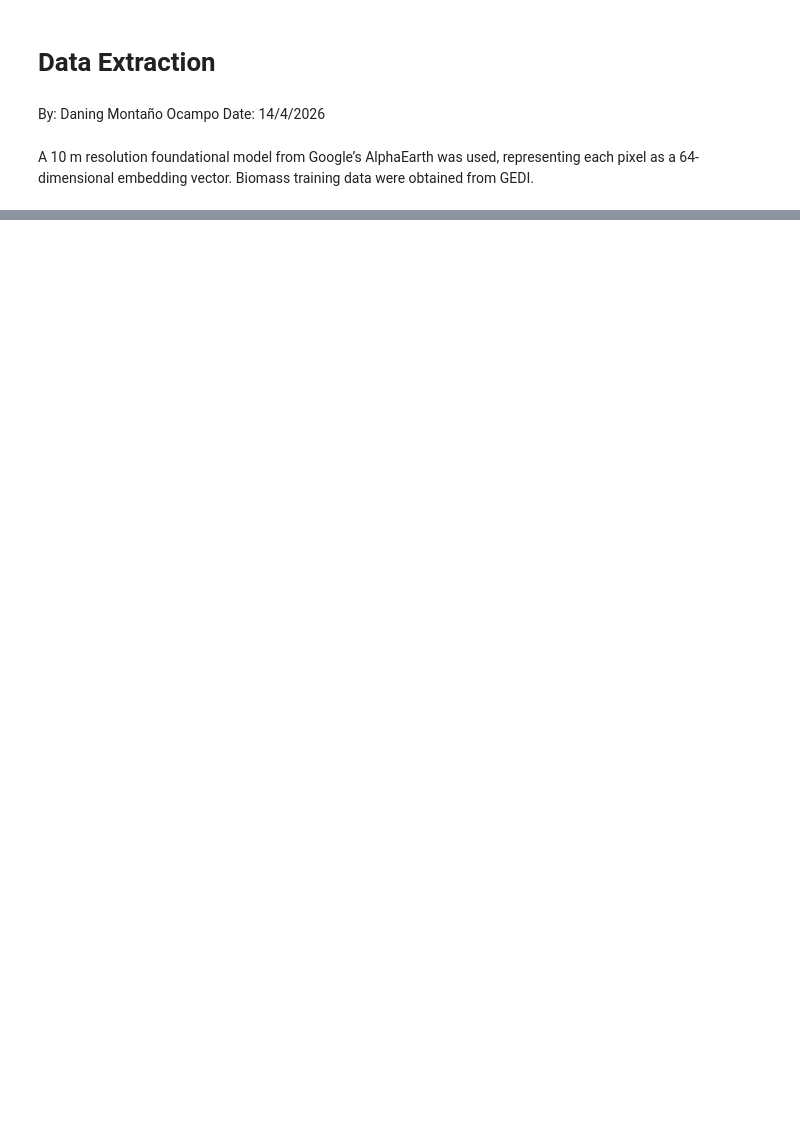
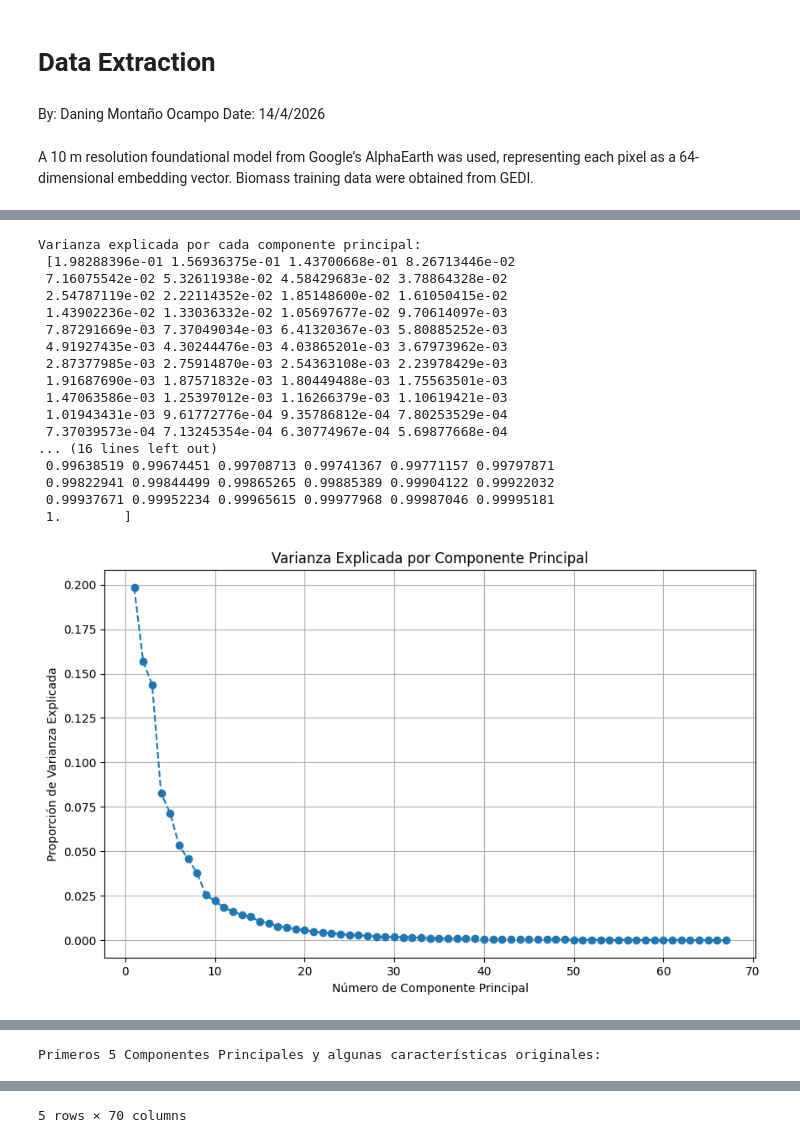
Before and after one commit to daningMontano/ACUS_ECOSYSTEM_ZCH, a Jupyter notebook: Notebooks/Biomass/0_Data_extraction.ipynb, the cells around one changed output, grey strips where cells are left out. Saved outputs shown, nothing was run; the diff lists cells and outputs as text; code cells hidden in the pictures; blank space fills up the shorter version.

```diff
--- a/Notebooks/Biomass/0_Data_extraction.ipynb
+++ b/Notebooks/Biomass/0_Data_extraction.ipynb
@@ -28,0 +336,78 @@ ee.Initialize(project='monitoreofpachamama')
+# %%
+# 1. Preparar los datos
+# Separar las características (embeddings, coordenadas, y biomasa) para PCA
+embedding_cols = [col for col in df_final.columns if col.startswith('A')]
+# Include longitude, latitude, and agbd as features for PCA
+features_for_pca = embedding_cols + ['longitude', 'latitude', 'agbd']
+X = df_final[features_for_pca]
+
+# Eliminar filas con NaN si las hubiera (PCA no las maneja)
+X = X.dropna()
+
+# 2. Escalar los datos
+# Es crucial escalar los datos antes de aplicar PCA, ya que PCA es sensible a la escala de las variables.
+scaler = StandardScaler()
+X_scaled = scaler.fit_transform(X)
+
+# 3. Aplicar PCA
+pca = PCA() # Por defecto, PCA mantiene min(n_samples, n_features) componentes
+X_pca = pca.fit_transform(X_scaled)
+
+# Crear un DataFrame para los componentes principales
+df_pca = pd.DataFrame(data=X_pca, columns=[f'PC{i+1}' for i in range(X_pca.shape[1])])
+
+# Añadir las características originales (coordenadas, biomasa) al DataFrame de PCA para análisis y referencia
+# Asegurar la alineación de índices con las filas que fueron utilizadas para PCA (después de dropna)
+original_data_aligned = df_final.loc[X.index].reset_index(drop=True)
+df_pca['longitude'] = original_data_aligned['longitude']
+df_pca['latitude'] = original_data_aligned['latitude']
+df_pca['agbd_original'] = original_data_aligned['agbd']
+
+
+# 4. Analizar la varianza explicada
+explained_variance_ratio = pca.explained_variance_ratio_
+print("Varianza explicada por cada componente principal:\n", explained_variance_ratio)
+
+# Varianza acumulada
+cumulative_explained_variance = np.cumsum(explained_variance_ratio)
+print("\nVarianza explicada acumulada:\n", cumulative_explained_variance)
+
+# Visualizar la varianza explicada
+plt.figure(figsize=(10, 6))
+plt.plot(range(1, len(explained_variance_ratio) + 1), explained_variance_ratio, marker='o', linestyle='--')
+plt.title('Varianza Explicada por Componente Principal')
+plt.xlabel('Número de Componente Principal')
+plt.ylabel('Proporción de Varianza Explicada')
+plt.grid(True)
+plt.show()
+
+plt.figure(figsize=(10, 6))
+plt.plot(range(1, len(cumulative_explained_variance) + 1), cumulative_explained_variance, marker='o', linestyle='--')
+plt.title('Varianza Explicada Acumulada por Componente Principal')
+plt.xlabel('Número de Componente Principal')
+plt.ylabel('Varianza Explicada Acumulada')
+plt.grid(True)
+plt.show()
+
+# Mostrar los primeros componentes principales junto con algunas de las características originales para referencia
+print("\nPrimeros 5 Componentes Principales y algunas características originales:")
+display(df_pca.head())
+# %% [output]
+Varianza explicada por cada componente principal:
+ [1.98288396e-01 1.56936375e-01 1.43700668e-01 8.26713446e-02
+ 7.16075542e-02 5.32611938e-02 4.58429683e-02 3.78864328e-02
+ 2.54787119e-02 2.22114352e-02 1.85148600e-02 1.61050415e-02
+ 1.43902236e-02 1.33036332e-02 1.05697677e-02 9.70614097e-03
+ 7.87291669e-03 7.37049034e-03 6.41320367e-03 5.80885252e-03
+ 4.91927435e-03 4.30244476e-03 4.03865201e-03 3.67973962e-03
+ 2.87377985e-03 2.75914870e-03 2.54363108e-03 2.23978429e-03
+ 1.91687690e-03 1.87571832e-03 1.80449488e-03 1.75563501e-03
+ 1.47063586e-03 1.25397012e-03 1.16266379e-03 1.10619421e-03
+ 1.01943431e-03 9.61772776e-04 9.35786812e-04 7.80253529e-04
+ 7.37039573e-04 7.13245354e-04 6.30774967e-04 5.69877668e-04
+... (16 lines left out)
+ 0.99638519 0.99674451 0.99708713 0.99741367 0.99771157 0.99797871
+ 0.99822941 0.99844499 0.99865265 0.99885389 0.99904122 0.99922032
+ 0.99937671 0.99952234 0.99965615 0.99977968 0.99987046 0.99995181
+ 1.        ]
+[figure, added]
@@ -28,0 +415 @@ ee.Initialize(project='monitoreofpachamama')
+Primeros 5 Componentes Principales y algunas características originales:
@@ -28,0 +422 @@ ee.Initialize(project='monitoreofpachamama')
+5 rows × 70 columns
```
Also changed, not shown: parts of 31 cells of this notebook.
